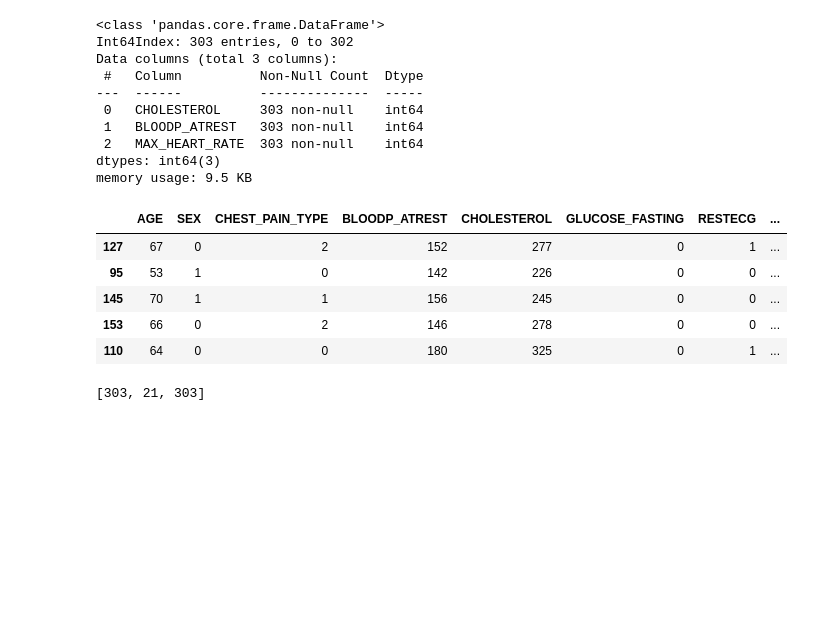
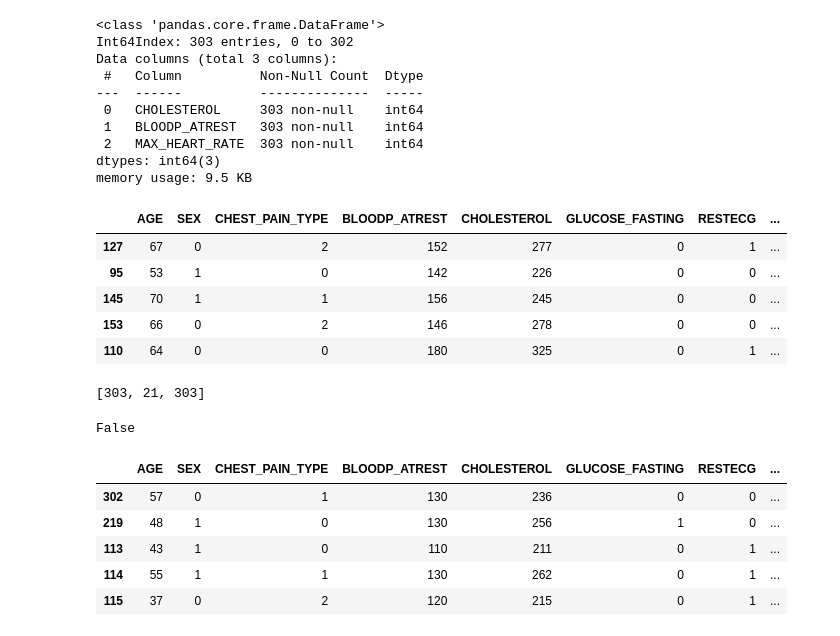
Before and after one commit to yassinzeraoulia97/esercizi, a Jupyter notebook: esercizi.ipynb, the cells around one changed output. Drawn from its saved outputs; the diff is of its cells as text; code cells hidden in the pictures; blank space fills up the shorter version.

```diff
--- a/esercizi.ipynb
+++ b/esercizi.ipynb
@@ -270,3 +270,22 @@ def get_row_count(*dfs):
 get_row_count(df1, df2, df)
 # %% [output]
 [303, 21, 303]
+# %%
+df3 = df1.merge(
+    df2,
+
+)
+np.array_equal(df3.sort_index(axis=1).values, df2.sort_index(axis=1).values)
+# %% [output]
+False
+# %%
+df.assign(
+    z_score_cholesterol= lambda x: x.CHOLESTEROL.sub(df.CHOLESTEROL.mean()).div(df.CHOLESTEROL.std()).abs()
+).head()
+# %% [output]
+|  | AGE | SEX | CHEST_PAIN_TYPE | BLOODP_ATREST | CHOLESTEROL | GLUCOSE_FASTING | RESTECG | ... |
+| 302 | 57 | 0 | 1 | 130 | 236 | 0 | 0 | ... |
+| 219 | 48 | 1 | 0 | 130 | 256 | 1 | 0 | ... |
+| 113 | 43 | 1 | 0 | 110 | 211 | 0 | 1 | ... |
+| 114 | 55 | 1 | 1 | 130 | 262 | 0 | 1 | ... |
+| 115 | 37 | 0 | 2 | 120 | 215 | 0 | 1 | ... |
```
